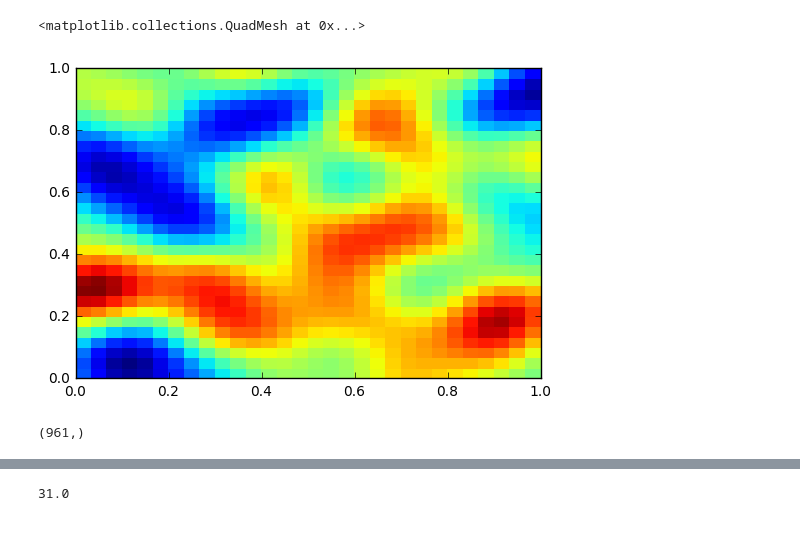
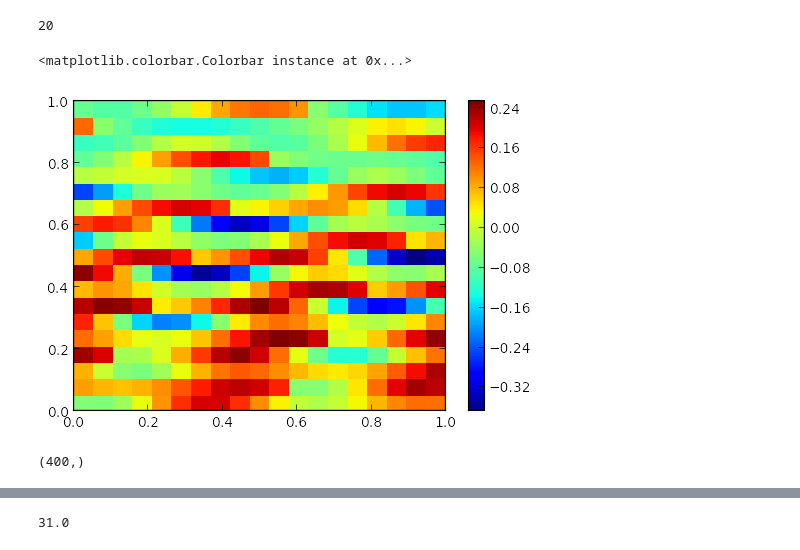
Before and after one commit to hringbauer/BarrierInferPublic, a Jupyter notebook: Laplace.ipynb, the cells around one changed output, grey strips where cells are left out. Saved outputs shown, nothing was run; the diff lists cells and outputs as text; code cells hidden in the pictures.

```diff
--- a/Laplace.ipynb
+++ b/Laplace.ipynb
@@ -118,14 +171,19 @@ with tf.Session(config=config) as sess:
 # %%
-x, y, z = X_data[:, 0], X_data[:, 1], r[:, 0]
+x, y, z = X_data[:, 0], X_data[:, 1], r[:, 1]
+x=np.linspace(0, 1, 20)
+print(len(x))
+# %% [output]
+20
-# %%
-pylab.pcolormesh(x.reshape(31, 31), y.reshape(31, 31), z.reshape(31, 31))
-# %% [output]
-<matplotlib.collections.QuadMesh at 0x...>
-[figure, removed]
+# %%
+pylab.pcolormesh(x, x, z.reshape(20, 20))
+pylab.colorbar()
+# %% [output]
+<matplotlib.colorbar.Colorbar instance at 0x...>
+[figure, added]
 # %%
 x.shape
 # %% [output]
-(961,)
+(400,)
 # %%
 y.shape
 # %% [output]
```
Also changed, not shown: parts of 13 cells of this notebook, 2 other files.
